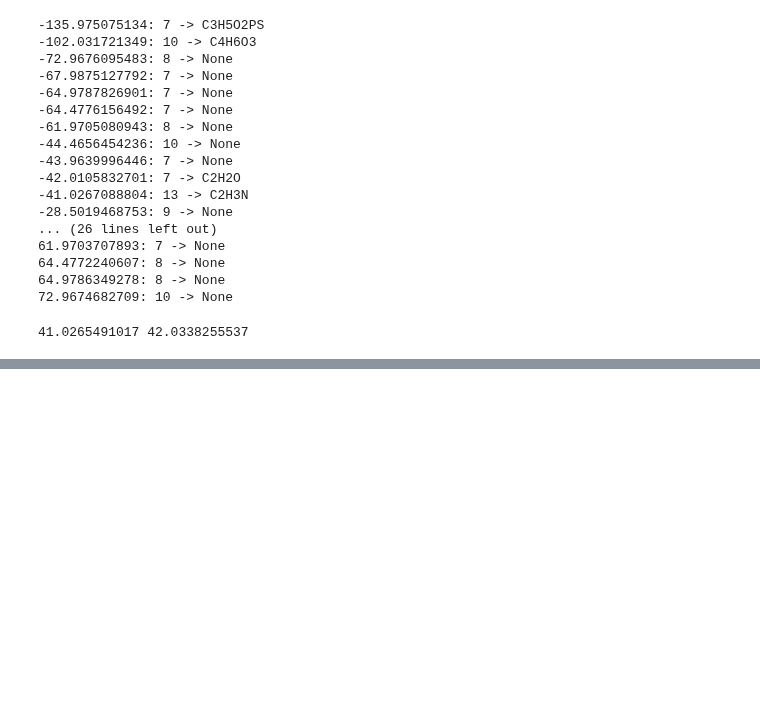
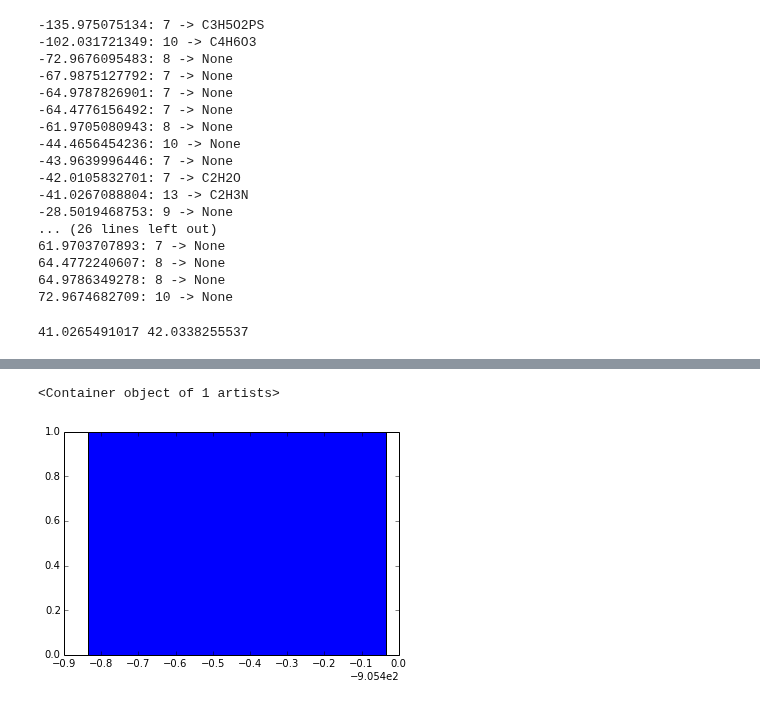
Before and after one commit to sdrogers/metabolomics_tools, a Jupyter notebook: discretisation/Experiments with fragments.ipynb, the cells around one changed output, grey strips where cells are left out. Drawn from its saved outputs; the diff is of its cells as text; code cells hidden in the pictures; blank space fills up the shorter version.

```diff
--- a/discretisation/Experiments with fragments.ipynb
+++ b/discretisation/Experiments with fragments.ipynb
@@ -247,0 +319,5 @@ print acn_mass, acn_mass + PROTON_MASS
+# %%
+plt.bar(val[pos],count[pos])
+# %% [output]
+<Container object of 1 artists>
+[figure, added]
```
Also changed, not shown: parts of 20 cells of this notebook, 4 other files.
